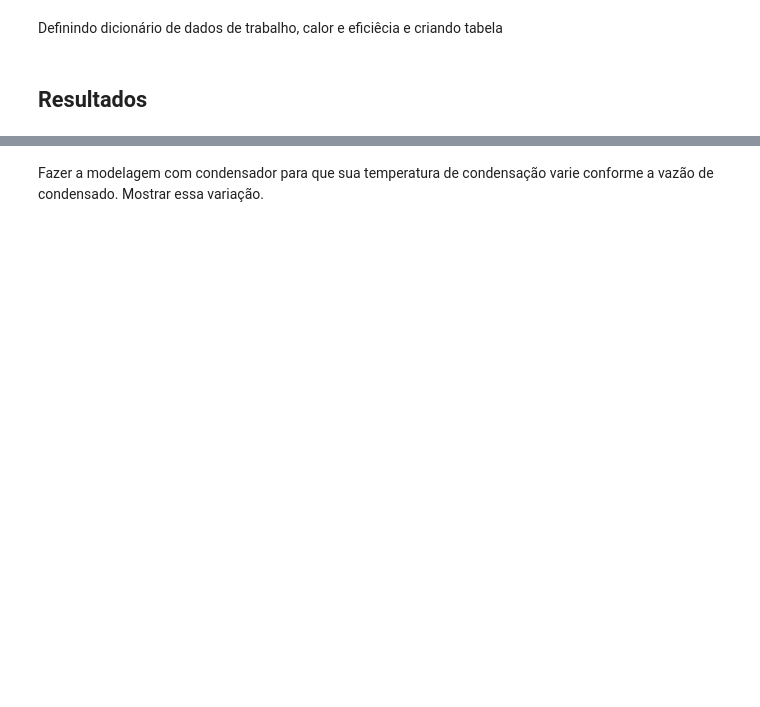
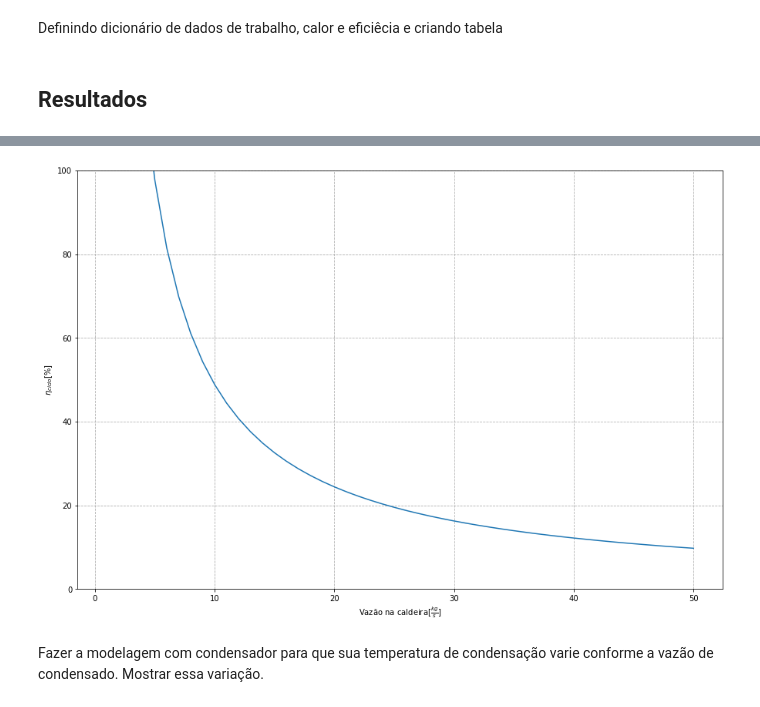
Before and after one commit to luaneng/gdv, a Jupyter notebook: projeto/main.ipynb, the cells around one changed output, grey strips where cells are left out. Drawn from its saved outputs; the diff is of its cells as text; code cells hidden in the pictures; blank space fills up the shorter version.

```diff
--- a/projeto/main.ipynb
+++ b/projeto/main.ipynb
@@ -322,0 +332,9 @@ display(df)
+# %%
+def n(v8):
+
+    W_pump_totg = m[4]*(st5.h - st6.h) + m[6]*(st7.h - st8.h) + m[8]*(st9.h - st10.h)
+    W_turb_totg = round(m[0]*(st1.h - st2.h) + m[1]*(st2.h - st3.h) + m[2]*(st3.h - st4.h), 2)
+    W_liqg = W_pump_totg + W_turb_totg
+    Q_caldg = v8*(st1.h - st8.h)
+
+    return 100*W_liqg/Q_caldg
@@ -323,3 +343,15 @@ display(df)
+# %%
+v8 = arange(1, 50+1, 1)
+
+figure = plt.figure(figsize=(15, 10))
+plt.plot(v8, n(v8))
+plt.ylim(0, 100)
+plt.xlabel('Vazão na caldeira' + r'$[\frac{kg}{s}]$')
+plt.ylabel(r'$\eta_{ciclo}$' +'[%]')
+plt.grid(ls='--')
+plt.show()
+# %% [output]
+[figure, added]
 # %% [markdown]
 Fazer a modelagem com condensador para que sua temperatura de condensação
 varie conforme a vazão de condensado. Mostrar essa variação.
```
Also changed, not shown: parts of 19 cells of this notebook.
